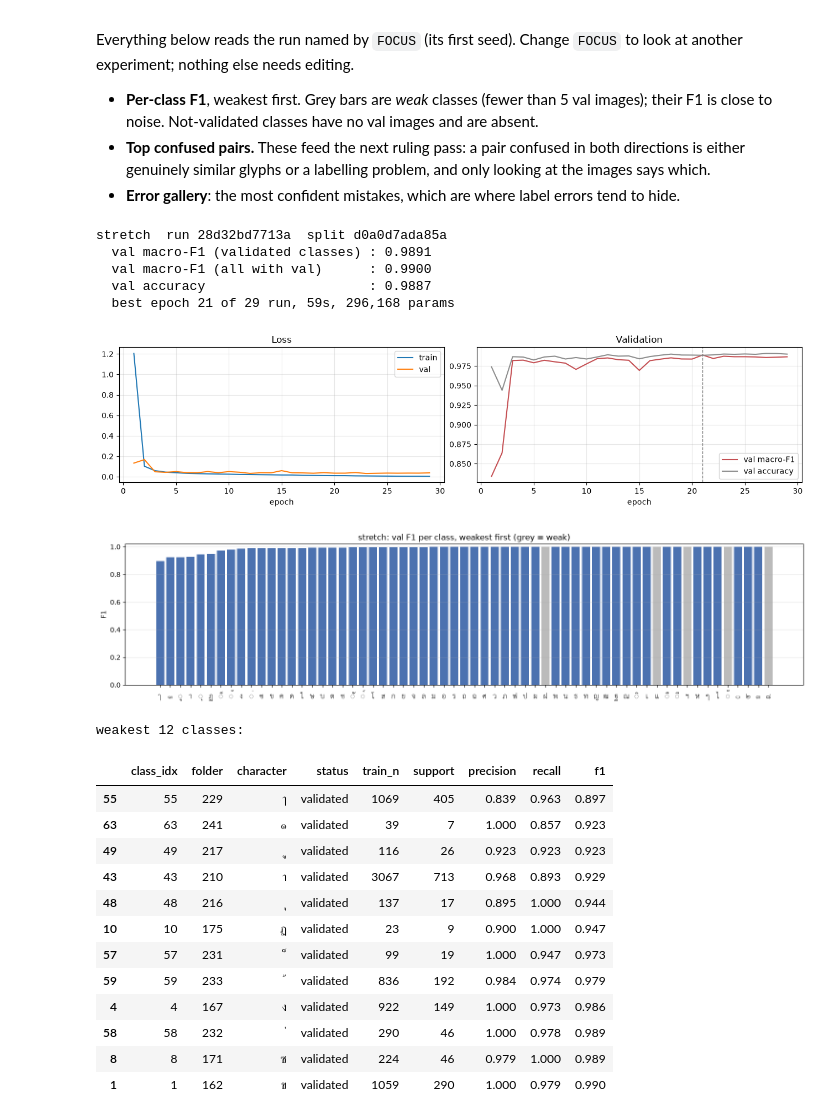
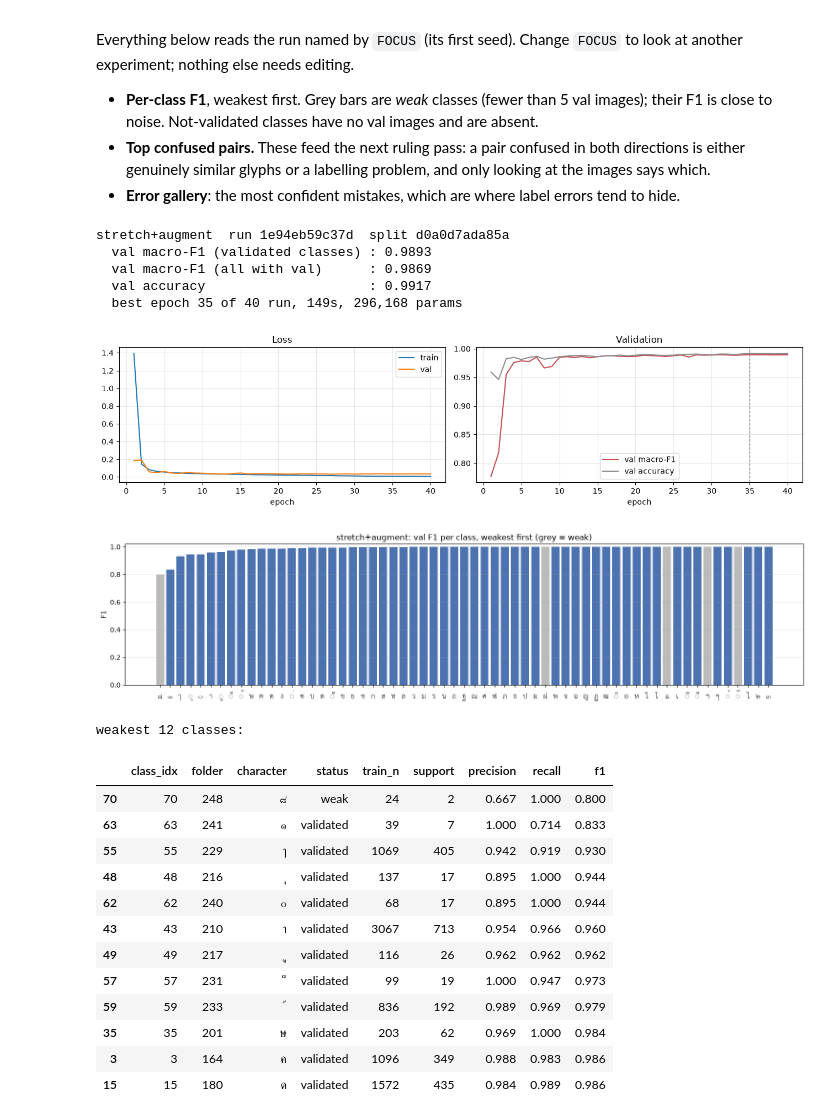
Before and after one commit to lemasc/thai-char-cnn, a Jupyter notebook: notebooks/04_train.ipynb, the cells around one changed output. Saved outputs shown, nothing was run; the diff lists cells and outputs as text; code cells hidden in the pictures.

```diff
--- a/notebooks/04_train.ipynb
+++ b/notebooks/04_train.ipynb
@@ -169,18 +157,9 @@ RESNET = dict(model="resnet18", img_size=64, augment=True, lr=1e-3)
 
 EXPERIMENTS = {
     "stretch": {},
-    "letterbox": dict(preprocess="letterbox"),
     "stretch+augment": dict(augment=True),
     "resnet18@64": RESNET,
     "resnet18-pretrained@64": RESNET | dict(pretrained="IMAGENET1K_V1"),
-    # transfer-learning ladder on the same pretrained weights: fine-tune all / freeze through layer2 / head only
-    "resnet18-pretrained-frozen-l2@64": RESNET | dict(pretrained="IMAGENET1K_V1", freeze_through="layer2"),
-    "resnet18-pretrained-frozen@64": RESNET | dict(pretrained="IMAGENET1K_V1", freeze_through="layer4"),
-    # CNN + MLP: same rows with an MLP classifier on the pooled features instead of one linear layer
-    "stretch+augment+mlp": dict(augment=True, mlp_hidden=[256]),
-    "resnet18@64+mlp": RESNET | dict(mlp_hidden=[512]),
-    "resnet18-pretrained-frozen+mlp@64": RESNET | dict(pretrained="IMAGENET1K_V1", freeze_through="layer4",
-                                                       mlp_hidden=[512]),
 }
 
 table = pd.DataFrame({name: DEFAULT_CONFIG | BASE | ov for name, ov in EXPERIMENTS.items()}).T
@@ -354,41 +316,41 @@ experiment; nothing else needs editing.
   either genuinely similar glyphs or a labelling problem, and only looking at the images says which.
 - **Error gallery**: the most confident mistakes, which are where label errors tend to hide.
 # %%
-FOCUS = "stretch"
+FOCUS = "stretch+augment"
 run_dir = RUN_DIRS[FOCUS][0]
 m = json.loads((run_dir / "metrics.json").read_text())
 hist = pd.read_csv(run_dir / "history.csv")
 pc = pd.read_csv(run_dir / "per_class.csv", keep_default_na=False, na_values=[""])
 cm = np.load(run_dir / "confusion.npy")
 preds = pd.read_csv(run_dir / "val_predictions.csv")
 
 print(f"{FOCUS}  run {m['run_id']}  split {m['split_id']}")
 print(f"  val macro-F1 (validated classes) : {m['val_macro_f1']:.4f}")
 print(f"  val macro-F1 (all with val)      : {m['val_macro_f1_all']:.4f}")
 print(f"  val accuracy                     : {m['val_acc']:.4f}")
 print(f"  best epoch {m['best_epoch']} of {m['epochs_run']} run, {m['train_time_s']:.0f}s, {m['n_params']:,} params")
 
 fig, ax = plt.subplots(1, 2, figsize=(13, 3.4))
 ax[0].plot(hist.epoch, hist.train_loss, label="train")
 ax[0].plot(hist.epoch, hist.val_loss, label="val")
 ax[0].set(title="Loss", xlabel="epoch")
 ax[0].legend()
 ax[1].plot(hist.epoch, hist.val_macro_f1, color="#C44E52", label="val macro-F1")
 ax[1].plot(hist.epoch, hist.val_acc, color="#8C8C8C", label="val accuracy")
 ax[1].axvline(m["best_epoch"], ls="--", c="gray", lw=1)
 ax[1].set(title="Validation", xlabel="epoch")
 ax[1].legend()
 for a in ax:
     a.grid(alpha=0.3)
 plt.tight_layout()
 plt.show()
 # %% [output]
-stretch  run 28d32bd7713a  split d0a0d7ada85a
-  val macro-F1 (validated classes) : 0.9891
-  val macro-F1 (all with val)      : 0.9900
-  val accuracy                     : 0.9887
-  best epoch 21 of 29 run, 59s, 296,168 params
+stretch+augment  run 1e94eb59c37d  split d0a0d7ada85a
+  val macro-F1 (validated classes) : 0.9893
+  val macro-F1 (all with val)      : 0.9869
+  val accuracy                     : 0.9917
+  best epoch 35 of 40 run, 149s, 296,168 params
-[figure, old version]
+[figure, new version]
 # %%
 shown = pc[pc.support > 0].sort_values("f1")
 fig, ax = plt.subplots(figsize=(15, 3.8))
@@ -403,21 +365,21 @@ plt.show()
 print("weakest 12 classes:")
 shown.head(12)[["class_idx", "folder", "character", "status", "train_n", "support", "precision", "recall", "f1"]].round(3)
 # %% [output]
-[figure, old version]
+[figure, new version]
 weakest 12 classes:
 |  | class_idx | folder | character | status | train_n | support | precision | recall | f1 |
-| 55 | 55 | 229 | ๅ | validated | 1069 | 405 | 0.839 | 0.963 | 0.897 |
-| 63 | 63 | 241 | ๑ | validated | 39 | 7 | 1.000 | 0.857 | 0.923 |
-| 49 | 49 | 217 | ู | validated | 116 | 26 | 0.923 | 0.923 | 0.923 |
-| 43 | 43 | 210 | า | validated | 3067 | 713 | 0.968 | 0.893 | 0.929 |
+| 70 | 70 | 248 | ๘ | weak | 24 | 2 | 0.667 | 1.000 | 0.800 |
+| 63 | 63 | 241 | ๑ | validated | 39 | 7 | 1.000 | 0.714 | 0.833 |
+| 55 | 55 | 229 | ๅ | validated | 1069 | 405 | 0.942 | 0.919 | 0.930 |
 | 48 | 48 | 216 | ุ | validated | 137 | 17 | 0.895 | 1.000 | 0.944 |
-| 10 | 10 | 175 | ฏ | validated | 23 | 9 | 0.900 | 1.000 | 0.947 |
+| 62 | 62 | 240 | ๐ | validated | 68 | 17 | 0.895 | 1.000 | 0.944 |
+| 43 | 43 | 210 | า | validated | 3067 | 713 | 0.954 | 0.966 | 0.960 |
+| 49 | 49 | 217 | ู | validated | 116 | 26 | 0.962 | 0.962 | 0.962 |
 | 57 | 57 | 231 | ็ | validated | 99 | 19 | 1.000 | 0.947 | 0.973 |
-| 59 | 59 | 233 | ้ | validated | 836 | 192 | 0.984 | 0.974 | 0.979 |
-| 4 | 4 | 167 | ง | validated | 922 | 149 | 1.000 | 0.973 | 0.986 |
-| 58 | 58 | 232 | ่ | validated | 290 | 46 | 1.000 | 0.978 | 0.989 |
-| 8 | 8 | 171 | ซ | validated | 224 | 46 | 0.979 | 1.000 | 0.989 |
-| 1 | 1 | 162 | ข | validated | 1059 | 290 | 1.000 | 0.979 | 0.990 |
+| 59 | 59 | 233 | ้ | validated | 836 | 192 | 0.989 | 0.969 | 0.979 |
+| 35 | 35 | 201 | ษ | validated | 203 | 62 | 0.969 | 1.000 | 0.984 |
+| 3 | 3 | 164 | ค | validated | 1096 | 349 | 0.988 | 0.983 | 0.986 |
+| 15 | 15 | 180 | ด | validated | 1572 | 435 | 0.984 | 0.989 | 0.986 |
 # %%
 ch = classes.set_index("class_idx")
 tc = top_confused(cm, 15)
```
Also changed, not shown: parts of 6 cells of this notebook, 1 other file.
